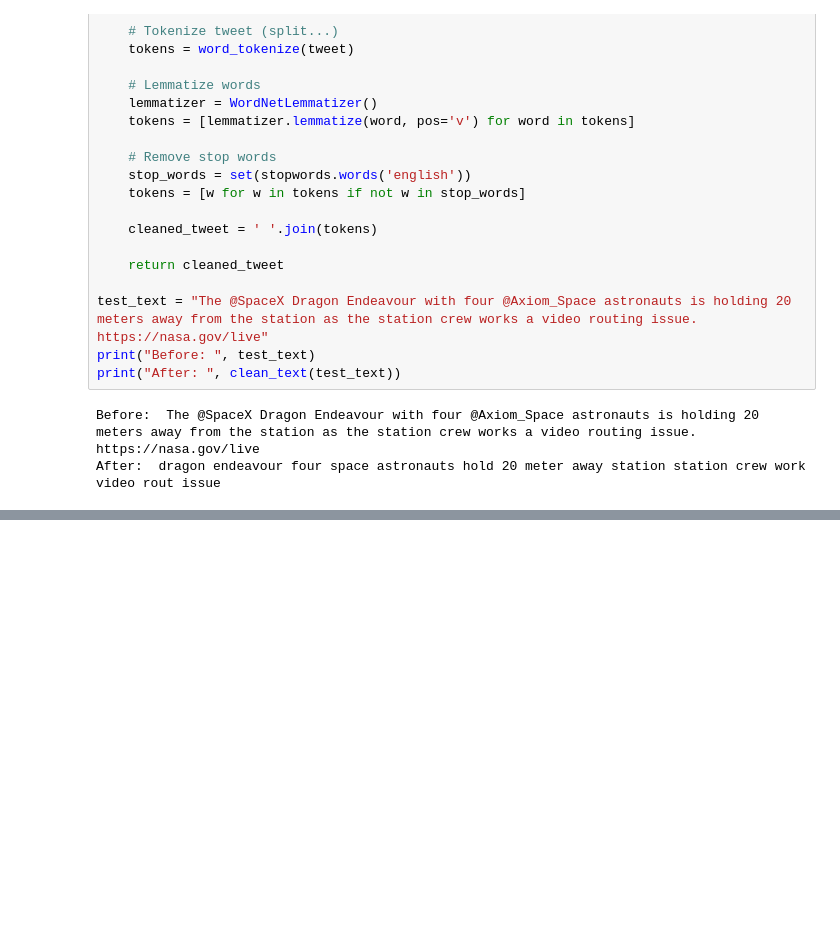
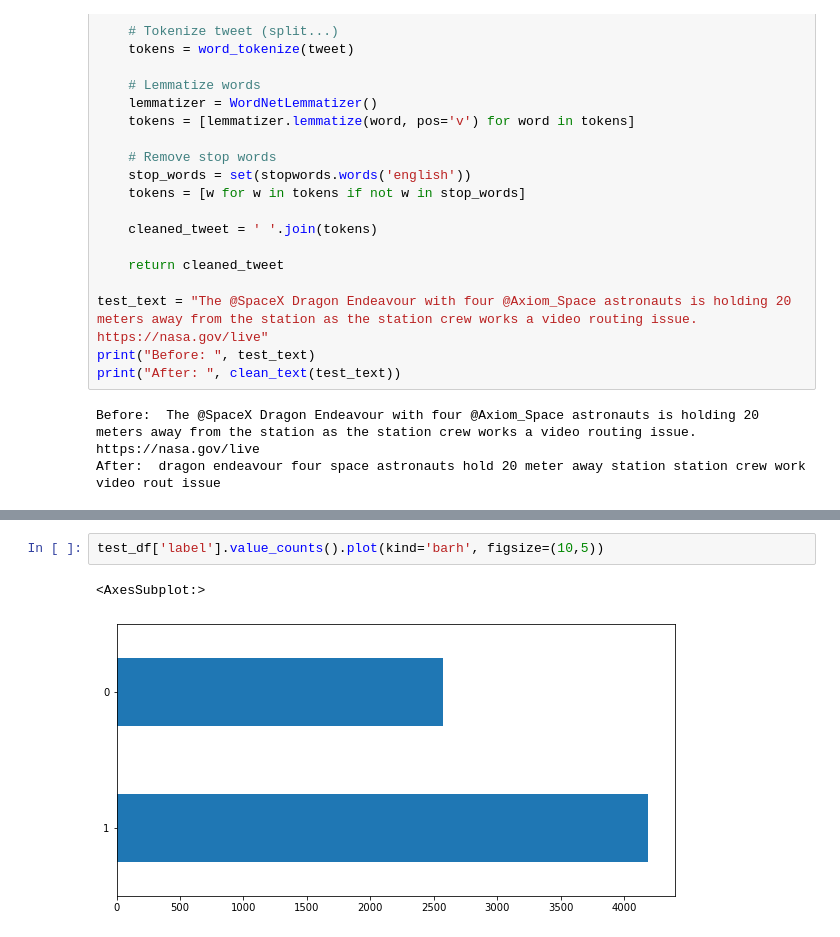
Before and after one commit to nikkenu/JODA, a Jupyter notebook: harjoitustyo/harjoitustyo.ipynb, the cells around one changed output, grey strips where cells are left out. Cells and saved outputs as stored; diff of their text form; blank space fills up the shorter version.

```diff
--- a/harjoitustyo/harjoitustyo.ipynb
+++ b/harjoitustyo/harjoitustyo.ipynb
@@ -224,0 +269,5 @@ news_df.head()
+# %%
+test_df['label'].value_counts().plot(kind='barh', figsize=(10,5))
+# %% [output]
+<AxesSubplot:>
+[figure, added]
```
Also changed, not shown: parts of 12 cells of this notebook.
